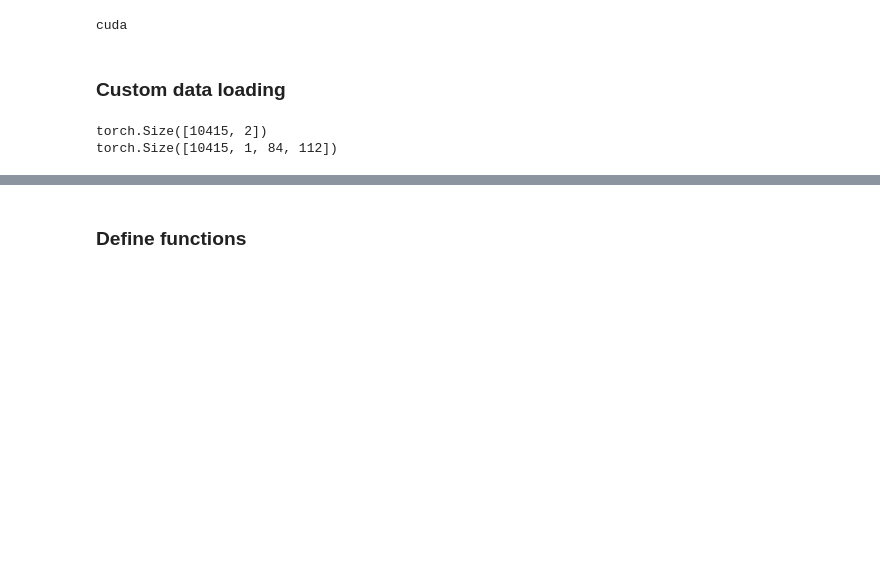
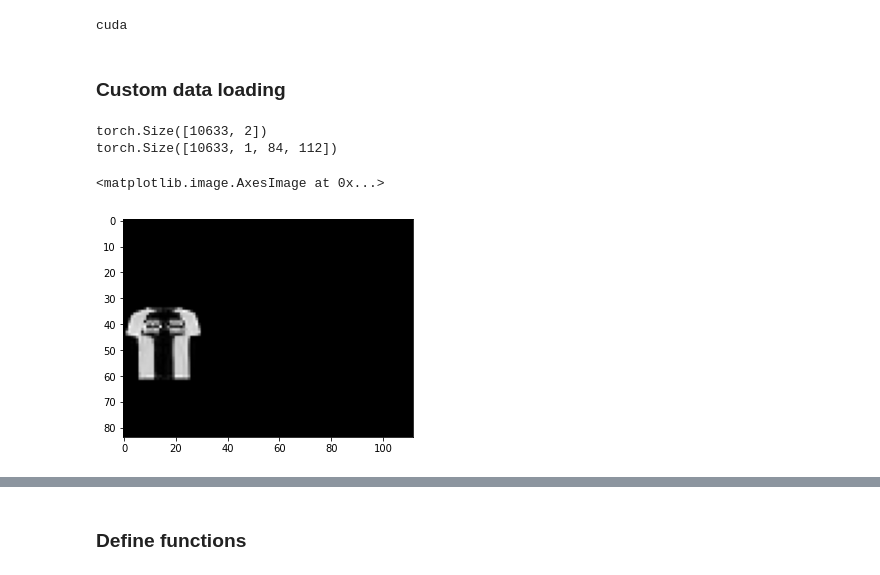
Before and after one commit to ShaoKAi100812/BB_prediction, a Jupyter notebook: main.ipynb, the cells around one changed output, grey strips where cells are left out. Saved outputs shown, nothing was run; the diff lists cells and outputs as text; code cells hidden in the pictures; blank space fills up the shorter version.

```diff
--- a/main.ipynb
+++ b/main.ipynb
@@ -88,10 +88,15 @@ image_test_18 = image_import(gt_test_18, IMAGE_NAME_TEST_18)/255.
 # %%
 # print shapes
 print(gt_train_02346.shape)
 print(image_train_02346.shape)
+
+# print info
+plt.imshow(image_train_02346[1][0], cmap='gray')
 # %% [output]
-torch.Size([10415, 2])
-torch.Size([10415, 1, 84, 112])
+torch.Size([10633, 2])
+torch.Size([10633, 1, 84, 112])
+<matplotlib.image.AxesImage at 0x...>
+[figure, added]
 # %%
 # define dataset
 dataset_train_02346 = ProductLineDataset(image_train_02346, gt_train_02346)
```
Also changed, not shown: parts of 25 cells of this notebook.
